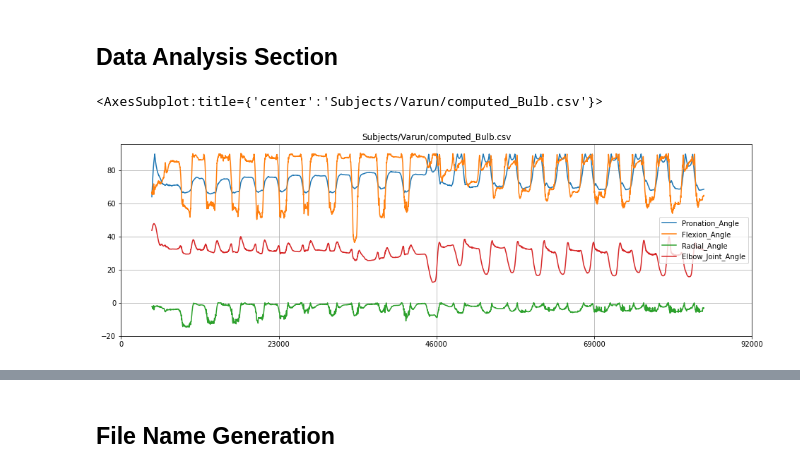
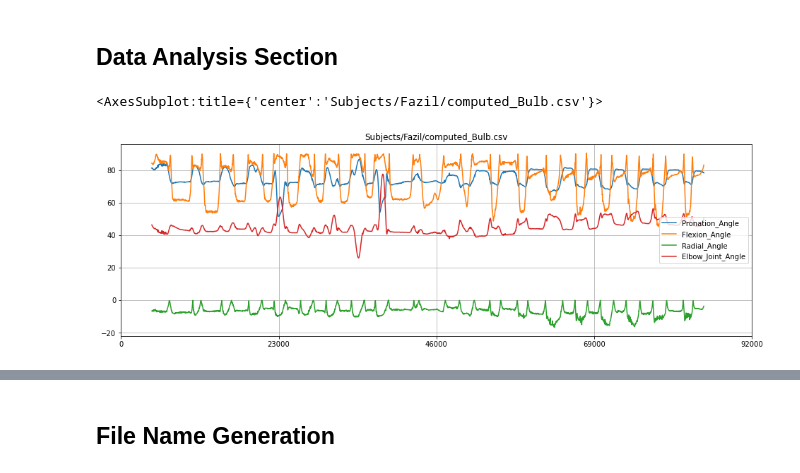
Before and after one commit to fazildgr8/wrist_control_CNN_AWEAR, a Jupyter notebook: Prosup_Classifier.ipynb, the cells around one changed output, grey strips where cells are left out. Saved outputs shown, nothing was run; the diff lists cells and outputs as text; code cells hidden in the pictures.

```diff
--- a/Prosup_Classifier.ipynb
+++ b/Prosup_Classifier.ipynb
@@ -16,14 +16,14 @@ from sklearn.preprocessing import StandardScaler, MinMaxScaler
 # %% [markdown]
 ## Data Analysis Section
 # %%
-file = 'Subjects/Varun/computed_Bulb.csv'
+file = 'Subjects/Fazil/computed_Bulb.csv'
 emg_labels = ['EMG1','EMG2','EMG3','EMG4','EMG5','EMG6','EMG7','EMG8']
 angle_lables = ['Pronation_Angle','Flexion_Angle',  'Radial_Angle','Elbow_Joint_Angle']
 df = pd.read_csv(file,index_col=0)
 df[angle_lables][4500:85000].plot(figsize=(16,5),title=file,grid=True,xticks=np.linspace(0,len(df),5))
 # %% [output]
-<AxesSubplot:title={'center':'Subjects/Varun/computed_Bulb.csv'}>
+<AxesSubplot:title={'center':'Subjects/Fazil/computed_Bulb.csv'}>
-[figure, old version]
+[figure, new version]
 # %%
 b,a = signal.butter(1, 50,fs=2000)
 emg_df = pd.DataFrame(columns=emg_labels)
```
Also changed, not shown: parts of 1 cell of this notebook, 11 other files.
